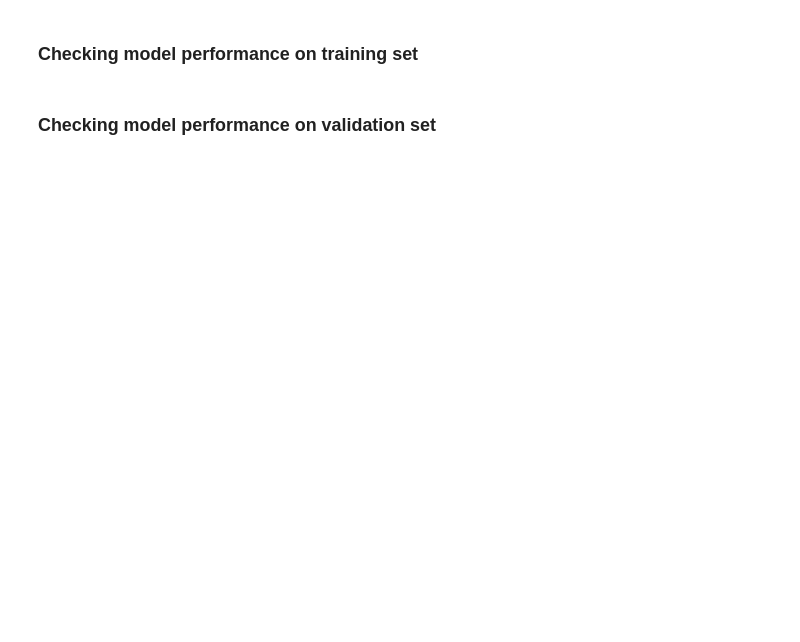
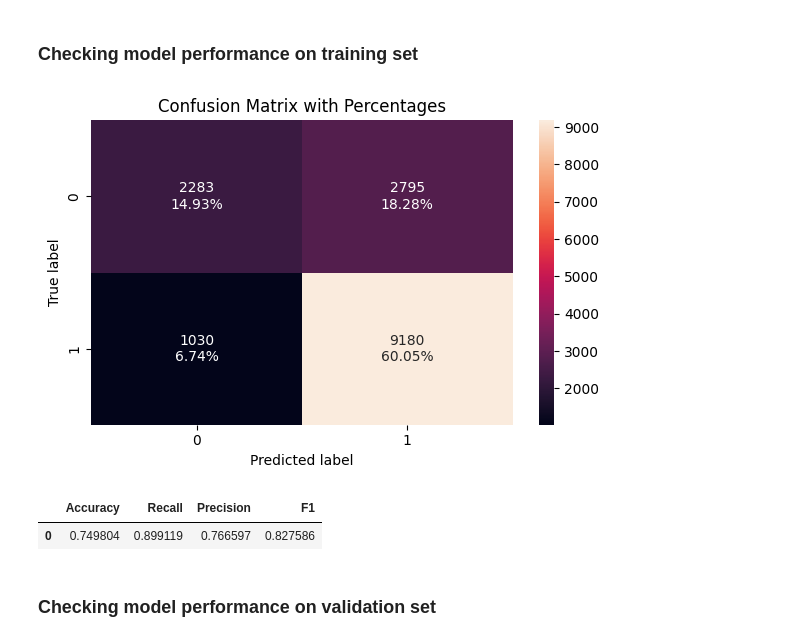
Before and after one commit to ark214/probable-excursions, a Jupyter notebook: Advance ML/Project/Ahmed Riaz.ipynb, the cells around one changed output. Saved outputs shown, nothing was run; the diff lists cells and outputs as text; code cells hidden in the pictures; blank space fills up the shorter version.

```diff
--- a/Advance ML/Project/Ahmed Riaz.ipynb
+++ b/Advance ML/Project/Ahmed Riaz.ipynb
@@ -1333,7 +1193,7 @@ parameters = {
 acc_scorer = metrics.make_scorer(metrics.f1_score)
 
 # Run the grid search
-grid_obj = GridSearchCV(_______)  ## Complete the code to define the grid search object
+grid_obj = GridSearchCV(gbc_tuned, parameters, scoring=f1_scorer, cv=5, n_jobs=-1)
 grid_obj = grid_obj.fit(X_train, y_train)
 
 # Set the clf to the best combination of parameters
@@ -1344,10 +1211,15 @@ gbc_tuned.fit(X_train, y_train)
 # %% [markdown]
 ### Checking model performance on training set
 # %%
-confusion_matrix_sklearn(_______)  ## Complete the code to plot the confusion matrix for the Gradient Boosting Classifier on the training set
+confusion_matrix_sklearn(gbc_tuned, X_train, y_train)
+# %% [output]
+[figure, added]
 # %%
-gbc_tuned_model_train_perf = model_performance_classification_sklearn(_______)  ## Complete the code to get the perfromance metrics for the Gradient Boosting Classifier on the training set
+gbc_tuned_model_train_perf = model_performance_classification_sklearn(gbc_tuned, X_train, y_train)
 gbc_tuned_model_train_perf
+# %% [output]
+|  | Accuracy | Recall | Precision | F1 |
+| 0 | 0.749804 | 0.899119 | 0.766597 | 0.827586 |
 # %% [markdown]
 ### Checking model performance on validation set
 # %%
```
Also changed, not shown: parts of 72 cells of this notebook.
